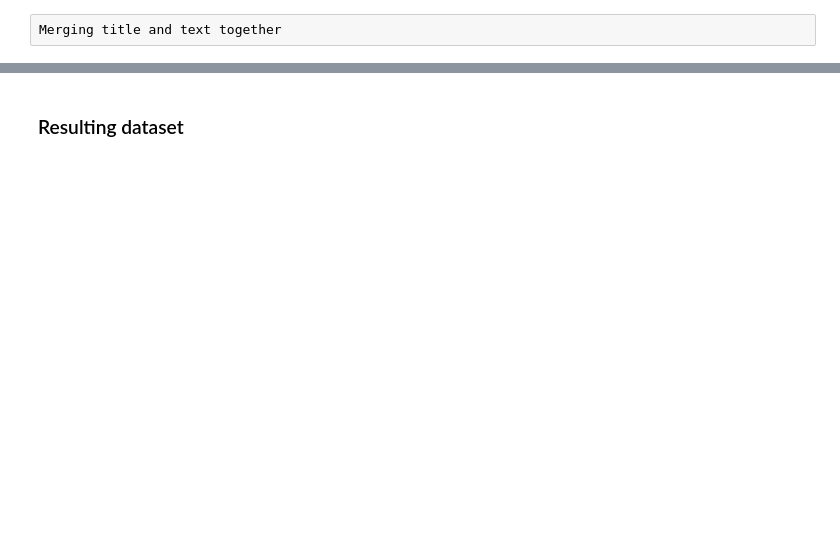
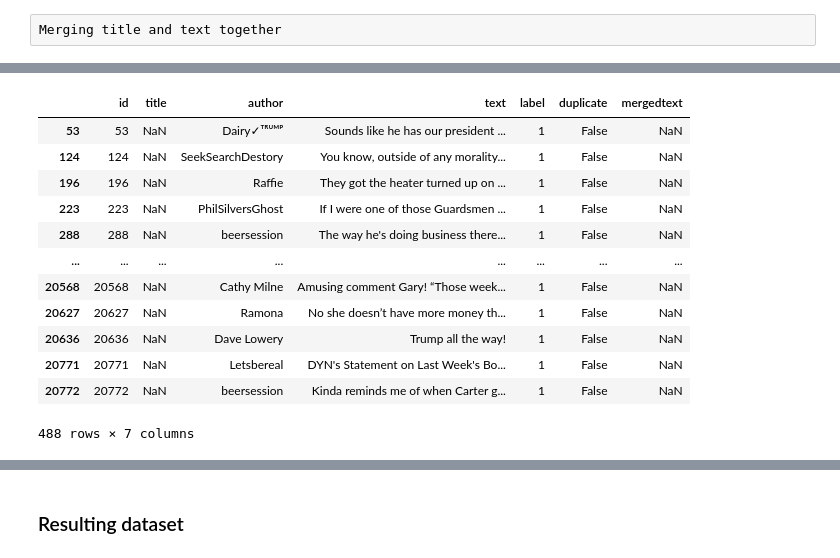
Before and after one commit to paulabarge-zz/final-project-NLP-fake-news, a Jupyter notebook: 02_Data_Exploration.ipynb, the cells around one changed output, grey strips where cells are left out. Cells and saved outputs as stored; diff of their text form; code cells hidden in the pictures; blank space fills up the shorter version.

```diff
--- a/02_Data_Exploration.ipynb
+++ b/02_Data_Exploration.ipynb
@@ -244,0 +245,16 @@ train_news['text'] = train_news['title'] + train_news['text']
+# %%
+train_news.loc[train_news.title.isnull()]
+# %% [output]
+|  | id | title | author | text | label | duplicate | mergedtext |
+| 53 | 53 | NaN | Dairy✓ᵀᴿᵁᴹᴾ | Sounds like he has our president ... | 1 | False | NaN |
+| 124 | 124 | NaN | SeekSearchDestory | You know, outside of any morality... | 1 | False | NaN |
+| 196 | 196 | NaN | Raffie | They got the heater turned up on ... | 1 | False | NaN |
+| 223 | 223 | NaN | PhilSilversGhost | If I were one of those Guardsmen ... | 1 | False | NaN |
+| 288 | 288 | NaN | beersession | The way he's doing business there... | 1 | False | NaN |
+| ... | ... | ... | ... | ... | ... | ... | ... |
+| 20568 | 20568 | NaN | Cathy Milne | Amusing comment Gary! “Those week... | 1 | False | NaN |
+| 20627 | 20627 | NaN | Ramona | No she doesn’t have more money th... | 1 | False | NaN |
+| 20636 | 20636 | NaN | Dave Lowery | Trump all the way! | 1 | False | NaN |
+| 20771 | 20771 | NaN | Letsbereal | DYN's Statement on Last Week's Bo... | 1 | False | NaN |
+| 20772 | 20772 | NaN | beersession | Kinda reminds me of when Carter g... | 1 | False | NaN |
+488 rows × 7 columns
```
Also changed, not shown: parts of 26 cells of this notebook, 2 other files.
